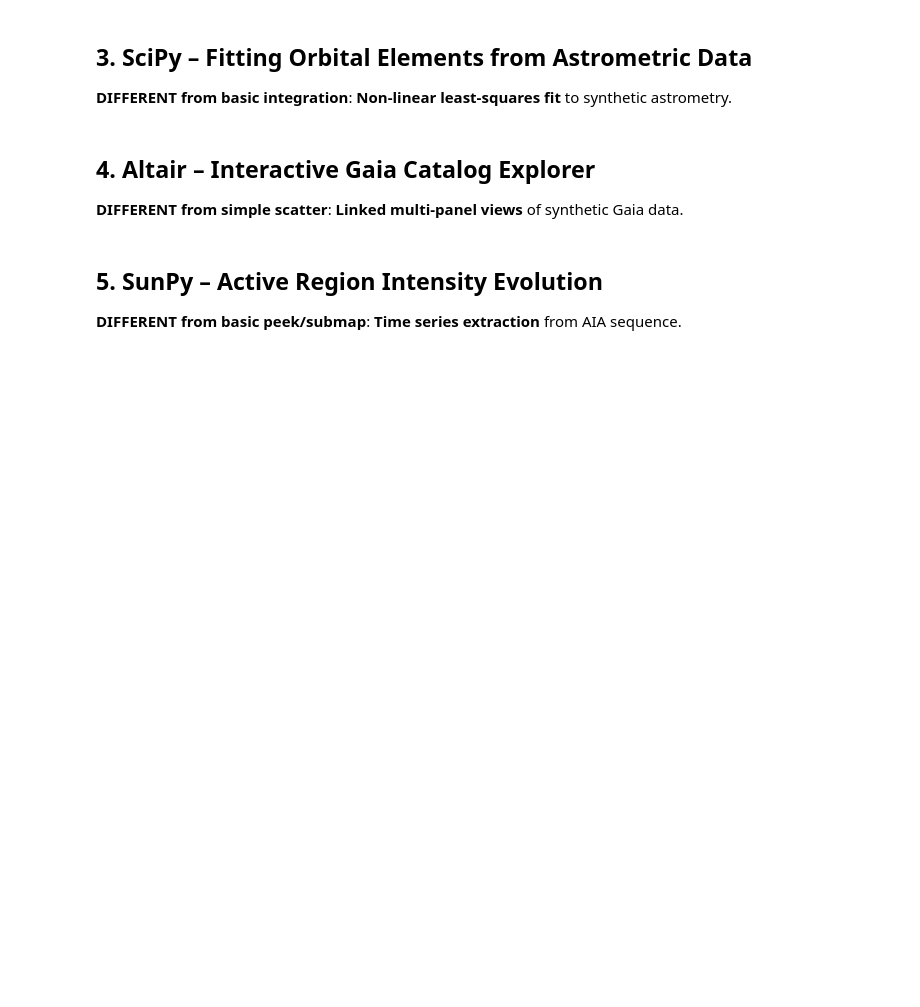
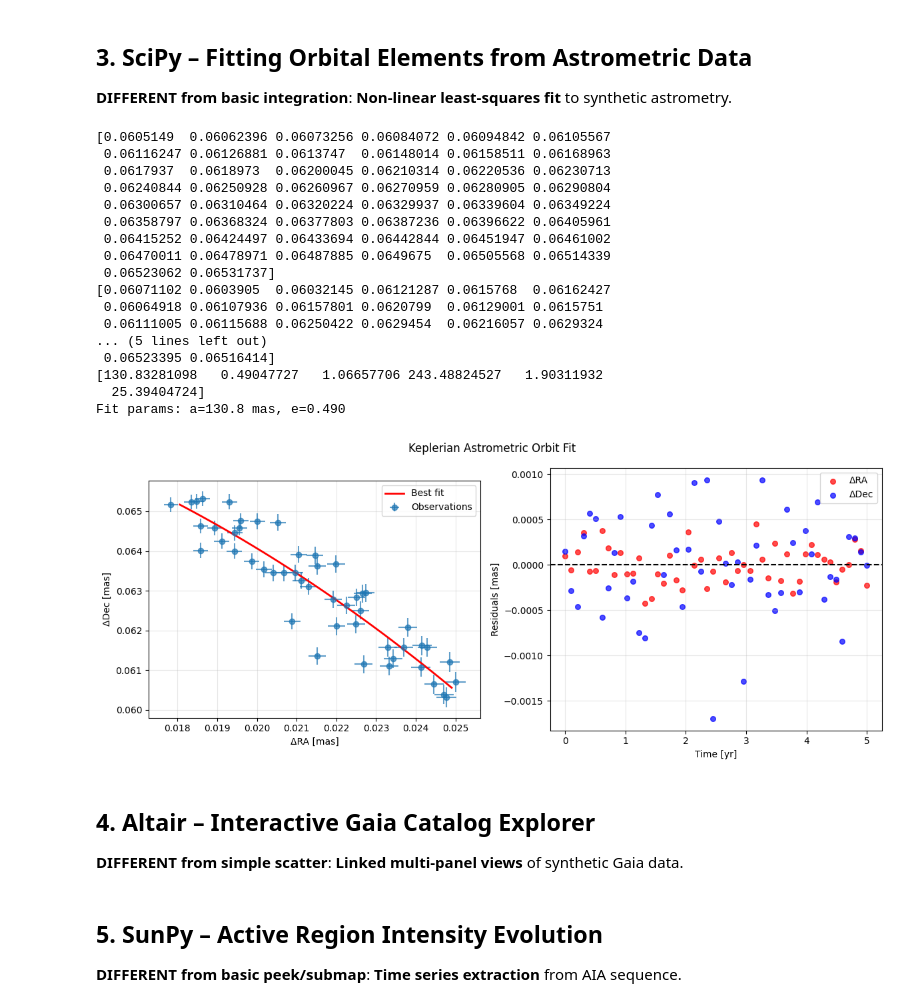
Before and after one commit to Hypnus1803/ComputationalAstrophysics_2026-I, a Jupyter notebook: 00. Intro/Exersices_Python.ipynb, the cells around one changed output. Cells and saved outputs as stored; diff of their text form; code cells hidden in the pictures; blank space fills up the shorter version.

Commit message:
Ex 3: noise was added wrong

```diff
--- a/00. Intro/Exersices_Python.ipynb
+++ b/00. Intro/Exersices_Python.ipynb
@@ -174,9 +184,7 @@ def kepler_orbit(t, a, e, i, Omega, omega, T0):
     M = 2*np.pi * (t - T0) / (365.25)  # mean anomaly
     E = M + e*np.sin(M)  # rough eccentric anomaly
     nu = 2*np.arctan2(np.sqrt(1+e)*np.sin(E/2), np.sqrt(1-e)*np.cos(E/2))  # true anomaly
-
     r = a * (1 - e**2) / (1 + e * np.cos(nu))
-
     # RA/Dec offsets (simplified)
     delta_ra = r * np.cos(omega + nu) * np.cos(i) / 1000  # mas
     delta_dec = r * np.sin(omega + nu) / 1000
@@ -187,43 +195,74 @@ np.random.seed(42)
 t_obs = np.linspace(0, 5, 50)  # years
 true_params = [100, 0.3, np.pi/4, 0, np.pi/3, 0.1]  # a,e,i,Omega,omega,T0 (mas/yr)
 ra_true, dec_true = kepler_orbit(t_obs, *true_params)
-ra_obs = ra_true + 2*np.random.randn(50)
-dec_obs = dec_true + 2*np.random.randn(50)
+
+
+# ra_obs = ra_true + 2*np.random.randn(50)*(10**(-2))
+# dec_obs = dec_true + 2*np.random.randn(50)*(10**(-2))
+
+
+# FIX
+noise_level = 0.01 # We'll add a 10% noise to the measurements (I think this is around 10% error)
+ra_obs = ra_true + np.random.normal(0.0, np.abs(ra_true) * noise_level, 50)
+dec_obs = dec_true + np.random.normal(0.0, np.abs(dec_true) * noise_level, 50)
+
+print(dec_true)
+print(dec_obs)
+
 
 # Fit!
 def residuals(params, t, ra, dec):
     ra_fit, dec_fit = kepler_orbit(t, *params)
-    return np.concatenate([ra - ra_fit, dec - dec_fit])
+    return np.concatenate([(ra - ra_fit), (dec - dec_fit)])
 
 p0 = [80, 0.2, np.pi/3, 0, np.pi/4, 0]  # initial guess
 result = optimize.least_squares(residuals, p0, args=(t_obs, ra_obs, dec_obs))
 fit_params = result.x
 
 # Plot
 fig, (ax1, ax2) = plt.subplots(1, 2, figsize=(12, 5))
 
 # Orbit track
 ra_fit, dec_fit = kepler_orbit(t_obs, *fit_params)
-ax1.errorbar(ra_obs, dec_obs, 2, 2, fmt='o', alpha=0.7, label='Observations')
+ax1.errorbar(ra_obs, dec_obs, ra_obs * noise_level, ra_obs * noise_level, fmt='o', alpha=0.7, label='Observations')
 ax1.plot(ra_fit, dec_fit, 'r-', lw=2, label='Best fit')
-ax1.plot(0, 0, 'kx', ms=10, label='Central star')
+# ax1.plot(0, 0, 'kx', ms=10, label='Central star')
 ax1.set_xlabel('ΔRA [mas]')
 ax1.set_ylabel('ΔDec [mas]')
 ax1.legend(); ax1.grid(alpha=0.3); ax1.set_aspect('equal')
 
 # Residuals
 ax2.scatter(t_obs, ra_obs - ra_fit, c='r', s=30, alpha=0.7, label='ΔRA')
 ax2.scatter(t_obs, dec_obs - dec_fit, c='b', s=30, alpha=0.7, label='ΔDec')
 ax2.axhline(0, color='k', ls='--')
 ax2.set_xlabel('Time [yr]')
 ax2.set_ylabel('Residuals [mas]')
 ax2.legend(); ax2.grid(alpha=0.3)
 
 plt.suptitle('Keplerian Astrometric Orbit Fit')
 print(f'Fit params: a={fit_params[0]:.1f} mas, e={fit_params[1]:.3f}')
 plt.tight_layout()
 plt.savefig('data/orbit_fit.png', dpi=150, bbox_inches='tight')
 plt.show()
+# %% [output]
+[0.0605149  0.06062396 0.06073256 0.06084072 0.06094842 0.06105567
+ 0.06116247 0.06126881 0.0613747  0.06148014 0.06158511 0.06168963
+ 0.0617937  0.0618973  0.06200045 0.06210314 0.06220536 0.06230713
+ 0.06240844 0.06250928 0.06260967 0.06270959 0.06280905 0.06290804
+ 0.06300657 0.06310464 0.06320224 0.06329937 0.06339604 0.06349224
+ 0.06358797 0.06368324 0.06377803 0.06387236 0.06396622 0.06405961
+ 0.06415252 0.06424497 0.06433694 0.06442844 0.06451947 0.06461002
+ 0.06470011 0.06478971 0.06487885 0.0649675  0.06505568 0.06514339
+ 0.06523062 0.06531737]
+[0.06071102 0.0603905  0.06032145 0.06121287 0.0615768  0.06162427
+ 0.06064918 0.06107936 0.06157801 0.0620799  0.06129001 0.0615751
+ 0.06111005 0.06115688 0.06250422 0.0629454  0.06216057 0.0629324
+... (5 lines left out)
+ 0.06523395 0.06516414]
+[130.83281098   0.49047727   1.06657706 243.48824527   1.90311932
+  25.39404724]
+Fit params: a=130.8 mas, e=0.490
+[figure, added]
 # %% [markdown]
 ## 4. Altair – Interactive Gaia Catalog Explorer
 
```
Also changed, not shown: parts of 3 cells of this notebook.
